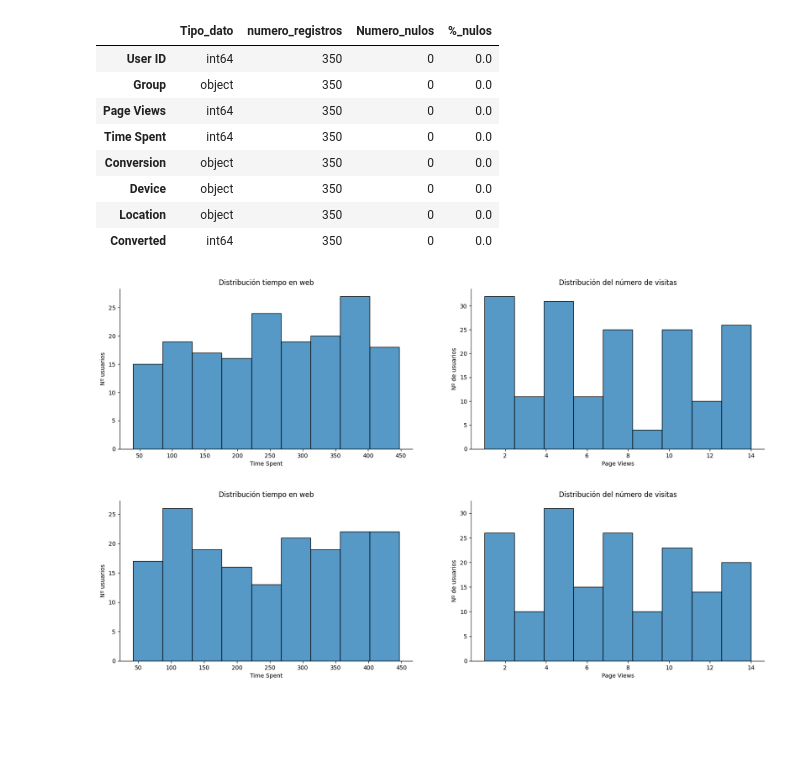
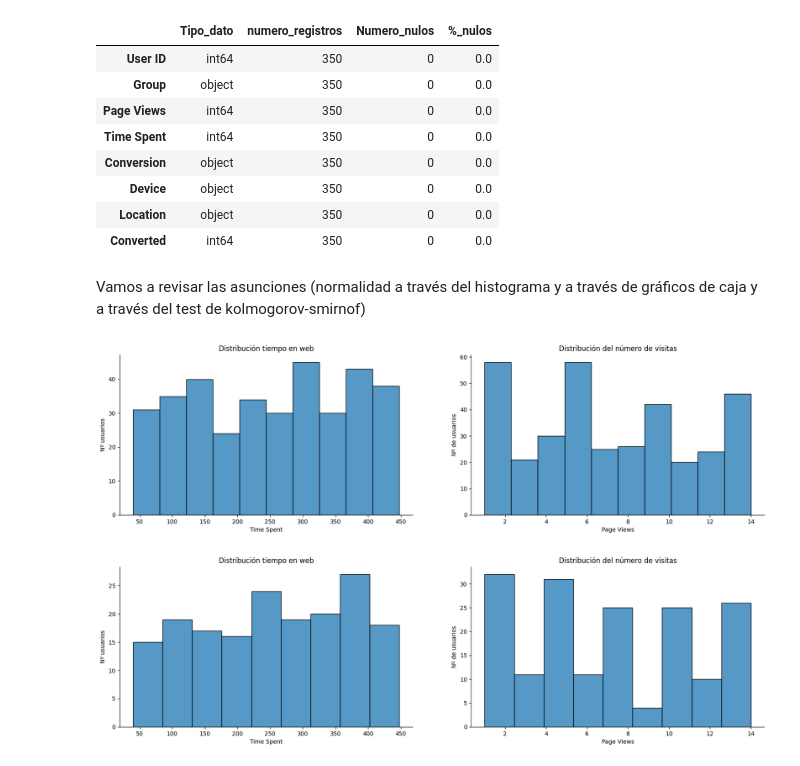
Before and after one commit to Gabijc/Proyecto_estadistica_AB_testing, a Jupyter notebook: AB_testing.ipynb, the cells around one changed output. Drawn from its saved outputs; the diff is of its cells as text; code cells hidden in the pictures; blank space fills up the shorter version.

```diff
--- a/AB_testing.ipynb
+++ b/AB_testing.ipynb
@@ -225,54 +181,10 @@ def distribucion_tiemponavegacion_nvisitas(dataframe, grupo = "all"):
-# %%
-# Graficamos los tiempos de navegación y el número de vistas del dataset
-fig, axes = plt.subplots(nrows = 1, ncols = 2, figsize = (20, 5))
-
-
-sns.histplot(x = "Time Spent",
-             data = ab_test[ab_test["Group"] == "A"],
-            ax = axes[0])
-
-sns.histplot(x = "Page Views",
-             data = ab_test[ab_test["Group"] == "A"],
-            ax = axes[1])
-
-axes[0].set_title("Distribución tiempo en web")
-axes[0].set_ylabel("Nº usuarios")
-axes[0].spines['right'].set_visible(False)
-axes[0].spines['top'].set_visible(False)
-
-axes[1].set_title("Distribución del número de visitas")
-axes[1].set_ylabel("Nº de usuarios")
-axes[1].spines['right'].set_visible(False)
-axes[1].spines['top'].set_visible(False)
-
-
-plt.show()
-# %% [output]
-[figure, removed]
-# %%
-# Graficamos los tiempos de navegación y el número de vistas del dataset
-fig, axes = plt.subplots(nrows = 1, ncols = 2, figsize = (20, 5))
-
-
-sns.histplot(x = "Time Spent",
-             data = ab_test[ab_test["Group"] == "B"],
-            ax = axes[0])
-
-sns.histplot(x = "Page Views",
-             data = ab_test[ab_test["Group"] == "B"],
-            ax = axes[1])
-
-axes[0].set_title("Distribución tiempo en web")
-axes[0].set_ylabel("Nº usuarios")
-axes[0].spines['right'].set_visible(False)
-axes[0].spines['top'].set_visible(False)
-
-axes[1].set_title("Distribución del número de visitas")
-axes[1].set_ylabel("Nº de usuarios")
-axes[1].spines['right'].set_visible(False)
-axes[1].spines['top'].set_visible(False)
-
-
-plt.show()
-# %% [output]
-[figure, removed]
+# %% [markdown]
+Vamos a revisar las asunciones (normalidad a través del histograma y a través de gráficos de caja y a través del test de kolmogorov-smirnof)
+# %%
+sa.distribucion_tiemponavegacion_nvisitas(ab_test)
+# %% [output]
+[figure, added]
+# %%
+sa.distribucion_tiemponavegacion_nvisitas(ab_test, "A")
+# %% [output]
+[figure, added]
```
Also changed, not shown: parts of 8 cells of this notebook.
